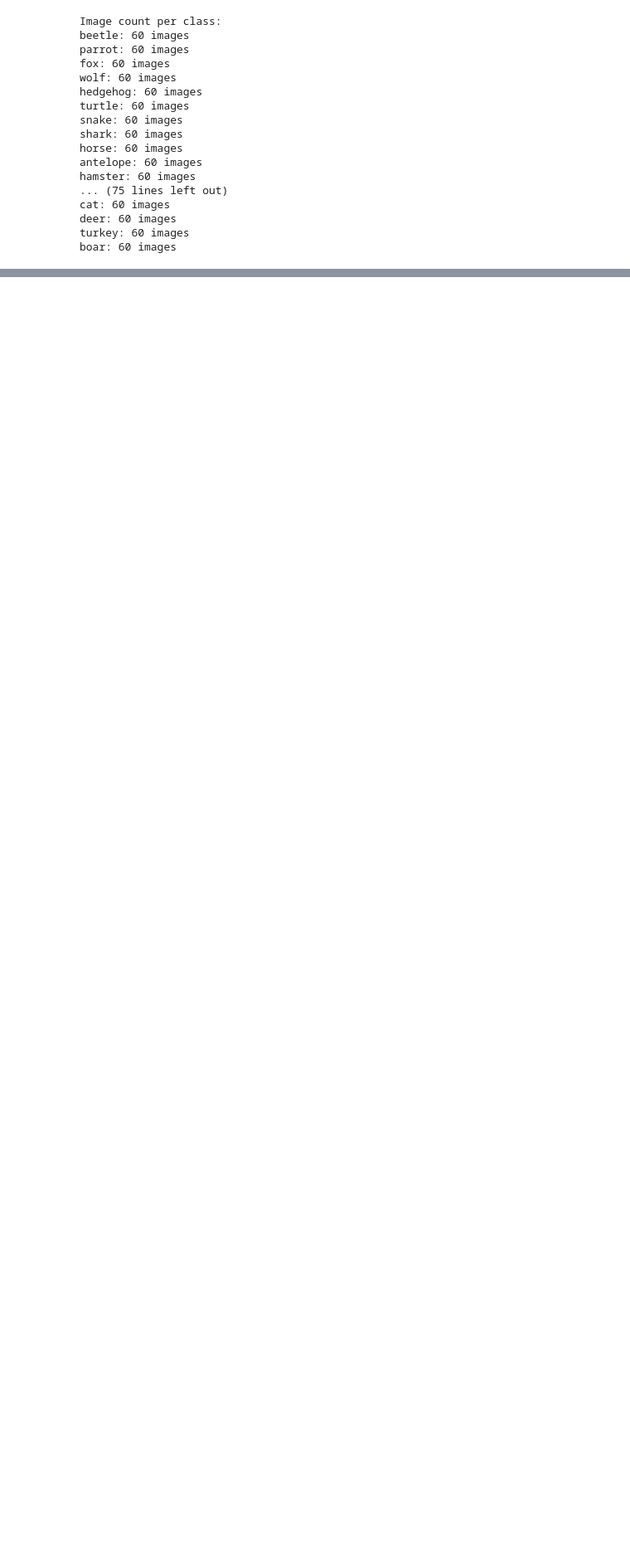
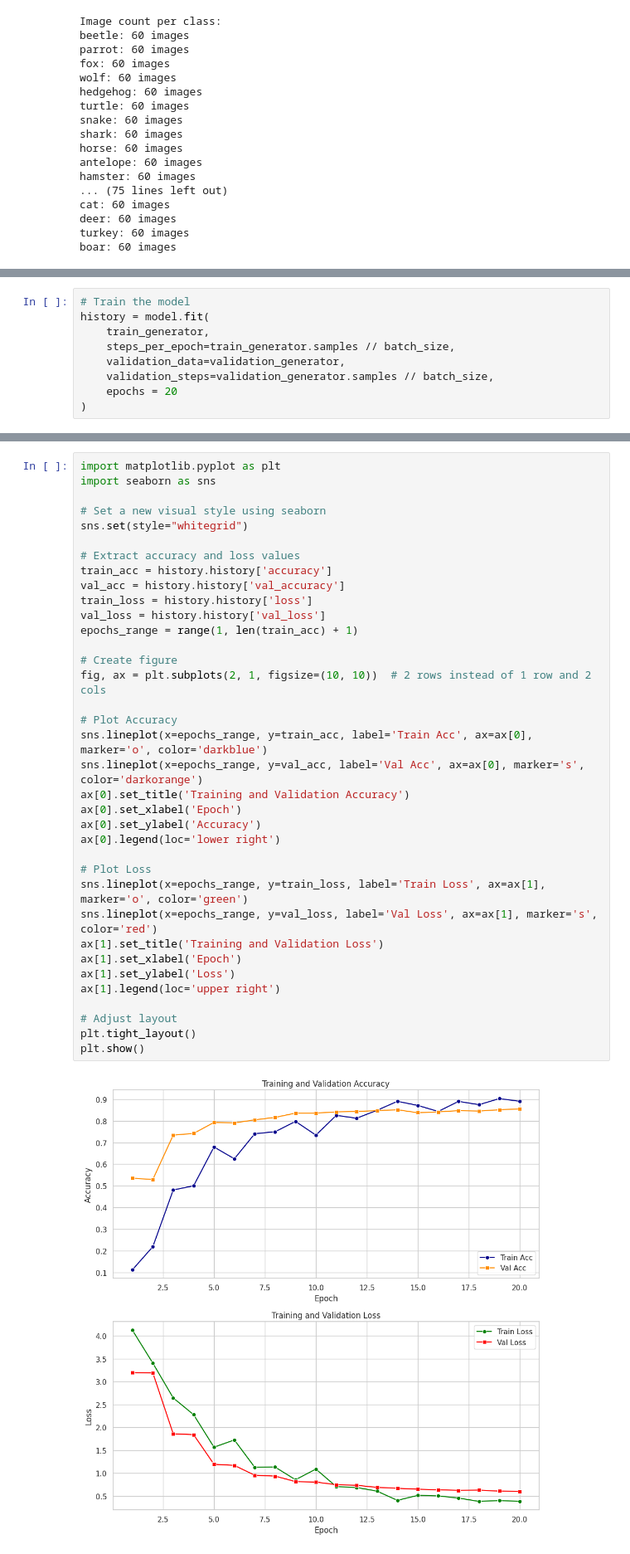
Before and after one commit to syamkumarthebeginner/wildlife_animal-internship-2025, a Jupyter notebook: multi_class_animal_classification.ipynb, the cells around one changed output, grey strips where cells are left out. Shown at 83% size. Saved outputs shown, nothing was run; the diff lists cells and outputs as text; blank space fills up the shorter version.

```diff
--- a/multi_class_animal_classification.ipynb
+++ b/multi_class_animal_classification.ipynb
@@ -82,0 +184,9 @@ boar: 60 images
+# %%
+# Train the model
+history = model.fit(
+    train_generator,
+    steps_per_epoch=train_generator.samples // batch_size,
+    validation_data=validation_generator,
+    validation_steps=validation_generator.samples // batch_size,
+    epochs = 20
+)
@@ -82,0 +215,38 @@ boar: 60 images
+# %%
+import matplotlib.pyplot as plt
+import seaborn as sns
+
+# Set a new visual style using seaborn
+sns.set(style="whitegrid")
+
+# Extract accuracy and loss values
+train_acc = history.history['accuracy']
+val_acc = history.history['val_accuracy']
+train_loss = history.history['loss']
+val_loss = history.history['val_loss']
+epochs_range = range(1, len(train_acc) + 1)
+
+# Create figure
+fig, ax = plt.subplots(2, 1, figsize=(10, 10))  # 2 rows instead of 1 row and 2 cols
+
+# Plot Accuracy
+sns.lineplot(x=epochs_range, y=train_acc, label='Train Acc', ax=ax[0], marker='o', color='darkblue')
+sns.lineplot(x=epochs_range, y=val_acc, label='Val Acc', ax=ax[0], marker='s', color='darkorange')
+ax[0].set_title('Training and Validation Accuracy')
+ax[0].set_xlabel('Epoch')
+ax[0].set_ylabel('Accuracy')
+ax[0].legend(loc='lower right')
+
+# Plot Loss
+sns.lineplot(x=epochs_range, y=train_loss, label='Train Loss', ax=ax[1], marker='o', color='green')
+sns.lineplot(x=epochs_range, y=val_loss, label='Val Loss', ax=ax[1], marker='s', color='red')
+ax[1].set_title('Training and Validation Loss')
+ax[1].set_xlabel('Epoch')
+ax[1].set_ylabel('Loss')
+ax[1].legend(loc='upper right')
+
+# Adjust layout
+plt.tight_layout()
+plt.show()
+# %% [output]
+[figure, added]
```
Also changed, not shown: parts of 10 cells of this notebook.
